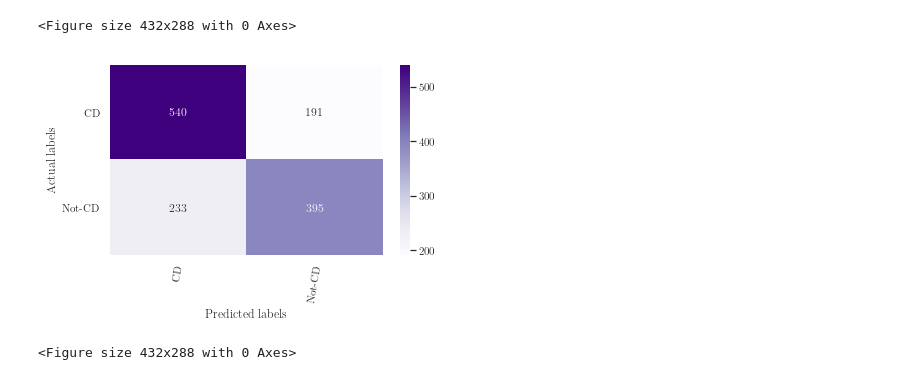
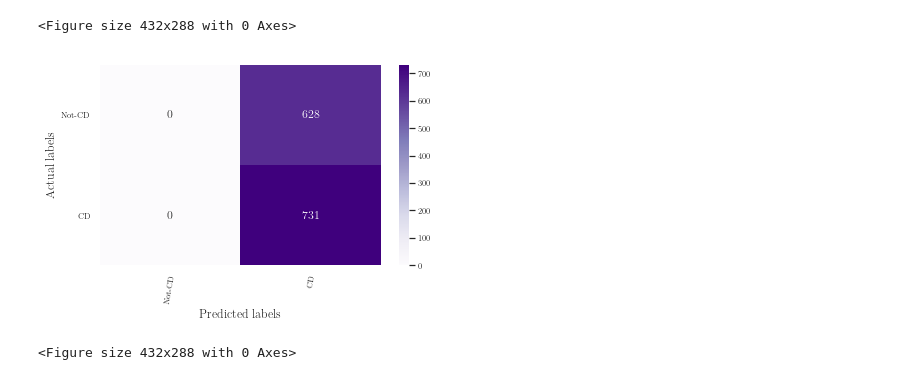
Before and after one commit to Nugofe/MicroPheno, a Jupyter notebook: notebooks/My-Micropheno.ipynb, the cells around one changed output. Drawn from its saved outputs; the diff is of its cells as text; code cells hidden in the pictures.

```diff
--- a/notebooks/My-Micropheno.ipynb
+++ b/notebooks/My-Micropheno.ipynb
@@ -78,11 +18,11 @@ for k in sampling_dict.keys():  # for each k-mer
 
 # X = matriz con datos:  (nº mostra, nº k-mers da secuencia) Abundancia relativa do k-mer na secuencia
 #     en total temos 1359 mostras e 4096 6-mers
-# Y = lista de resultados reais:  (CD , not CD)
+# Y = lista de resultados reais:  (CD = 1 , not CD = 0)
 X=FileUtility.load_sparse_csr('../../crohns_disease/datasets/dataset_6-mers_rate_complete1359_seq_5000.npz')
 #X=FileUtility.load_sparse_csr('../../crohns_disease/datasets/PRUEBA-dataset_6-mers_rate_complete1359_seq_5000.npz')
-Y=FileUtility.load_list('../../crohns_disease/datasets/labels_disease_complete1359.txt')
-#Y=FileUtility.load_list('../../crohns_disease/datasets/PRUEBA-labels_disease_complete1359.txt')
+Y=FileUtility.load_list('../../crohns_disease/datasets/labels_num_disease_complete1359.txt')
+#Y=FileUtility.load_list('../../crohns_disease/datasets/PRUEBA-labels_num_disease_complete1359.txt')
 
 # vemos os datos de X
 #dataset=pd.read_csv("../../crohns_disease/datasets/PRUEBA-dataset_6-mers_rate_complete1359_seq_5000.csv")
@@ -123,8 +85,8 @@ MSVM.tune_and_eval('../../crohns_disease/results/SVMclassifier', n_fold=10, n_jo
 
 X=FileUtility.load_sparse_csr('../../crohns_disease/datasets/dataset_6-mers_rate_complete1359_seq_5000.npz').toarray()
 #X=FileUtility.load_sparse_csr('../../crohns_disease/datasets/PRUEBA-dataset_6-mers_rate_complete1359_seq_5000.npz').toarray()
-Y=FileUtility.load_list('../../crohns_disease/datasets/labels_disease_complete1359.txt')
-#Y=FileUtility.load_list('../../crohns_disease/datasets/PRUEBA-labels_disease_complete1359.txt')
+Y=FileUtility.load_list('../../crohns_disease/datasets/labels_num_disease_complete1359.txt')
+#Y=FileUtility.load_list('../../crohns_disease/datasets/PRUEBA-labels_num_disease_complete1359.txt')
 # %%
 # CREAR E ENTRENAR OS CLASIFICADORES E GARDAR OS RESULTADOS
 
@@ -180,7 +126,6 @@ Populating the interactive namespace from numpy and matplotlib
 ################ Random Forest ################
 # load the results
 [label_set, conf, best_score_, best_estimator_, cv_results_, best_params_, predictions]=FileUtility.load_obj('../../crohns_disease/results/RFclassifier/all_results.pickle')
-label_set=[x.replace('_',' ') for x in label_set]
 
 # create the plot (Confusion matrix) and save it in a pdf
 create_mat_plot(conf, label_set, '', '../../crohns_disease/results/RFclassifier/confusion_matrix', 'Predicted labels' ,'Actual labels', cmap='Purples', filetype='pdf',font_s=8)
@@ -190,18 +135,16 @@ create_mat_plot(conf, label_set, '', '../../crohns_disease/results/RFclassifier/
 # %%
 ################ Support Vector Machine ################
 [label_set, conf, best_score_, best_estimator_,cv_results_, best_params_, predictions]=FileUtility.load_obj('../../crohns_disease/results/SVMclassifier/all_results.pickle')
-label_set=[x.replace('_',' ') for x in label_set]
-create_mat_plot(conf, label_set, '', '../../crohns_disease/results/SVMclassifier/confusion_matrix', 'Predicted labels' ,'Actual labels', cmap='Purples', filetype='pdf', rx=80, ry=0, font_s=15)
+create_mat_plot(conf, label_set, '', '../../crohns_disease/results/SVMclassifier/confusion_matrix', 'Predicted labels' ,'Actual labels', cmap='Purples', filetype='pdf', rx=80, ry=0, font_s=8)
 # %% [output]
 [figure]
 <Figure size 432x288 with 0 Axes>
 # %%
 ################ Multilayer Perceptron ################
-[labels_alphanum, conf, p_micro, r_micro, f1_micro, p_macro, r_macro, f1_macro, accuracy, roc_auc, (loss_values, val_loss_values, epochs)]=FileUtility.load_obj('../../crohns_disease/results/MLPclassifier/results_mlp_1024-0.2-512-0.2-256-0.1-128-8_0.68.pickle')
-label_set=[x.replace('_',' ') for x in labels_alphanum]
-create_mat_plot(conf, label_set, '', '../../crohns_disease/results/MLPclassifier/confusion_matrix', 'Predicted labels' ,'Actual labels', cmap='Purples', filetype='pdf', rx=80, ry=0, font_s=15)
+[label_set, conf, p_micro, r_micro, f1_micro, p_macro, r_macro, f1_macro, accuracy, roc_auc, (loss_values, val_loss_values, epochs)]=FileUtility.load_obj('../../crohns_disease/results/MLPclassifier/results_mlp_1024-0.2-512-0.2-256-0.1-128-8_0.35.pickle')
+create_mat_plot(conf, label_set, '', '../../crohns_disease/results/MLPclassifier/confusion_matrix', 'Predicted labels' ,'Actual labels', cmap='Purples', filetype='pdf', rx=80, ry=0, font_s=8)
 # %% [output]
-[figure, old version]
+[figure, new version]
 <Figure size 432x288 with 0 Axes>
 # %%
 conf
```
Also changed, not shown: parts of 16 cells of this notebook, 5 other files.
